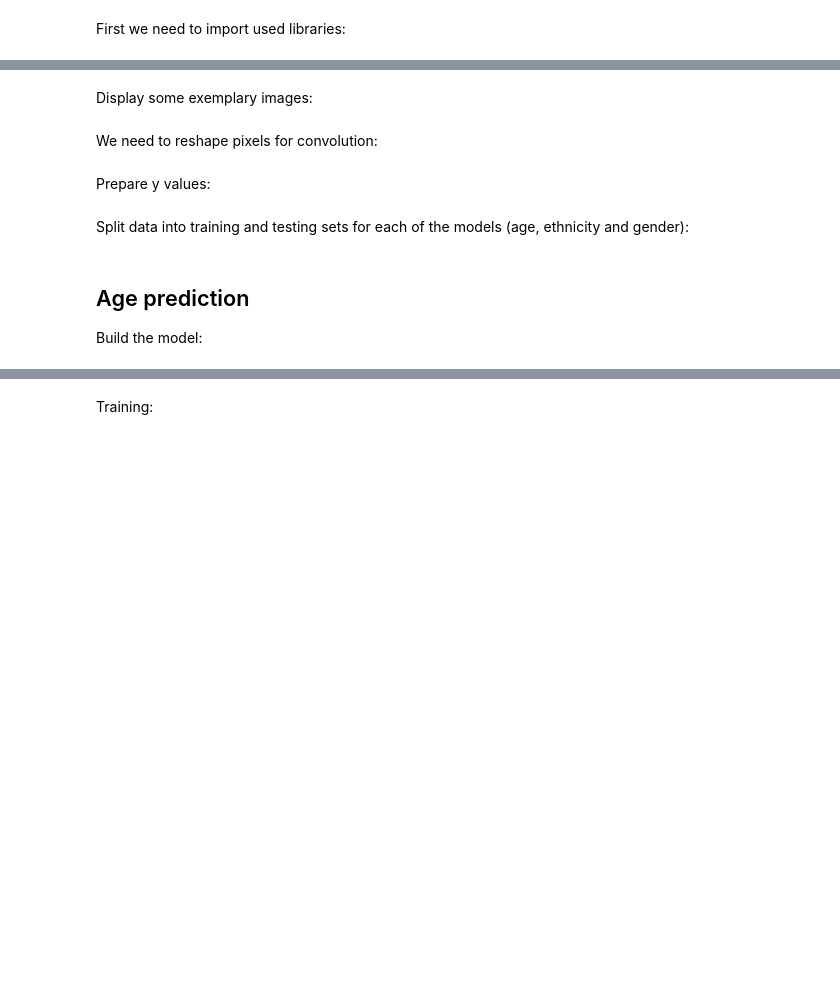
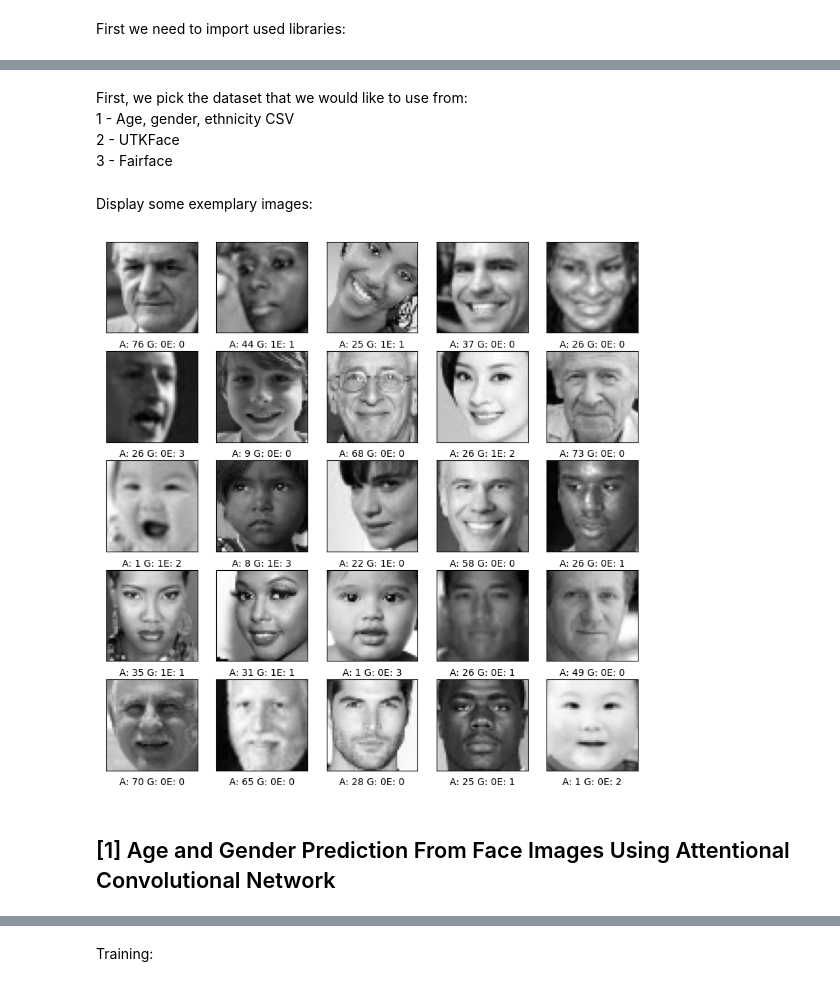
Before and after one commit to POskar/AgeGenderRecognition, a Jupyter notebook: AgeGenderEthnicityCSV.ipynb, the cells around one changed output, grey strips where cells are left out. Cells and saved outputs as stored; diff of their text form; code cells hidden in the pictures; blank space fills up the shorter version.

Commit message:
added prepare_data which handles each dataset input

```diff
--- a/AgeGenderEthnicityCSV.ipynb
+++ b/AgeGenderEthnicityCSV.ipynb
@@ -26,21 +81,29 @@ df.head()
+# %% [markdown]
+First, we pick the dataset that we would like to use from:
+<br>1 - Age, gender, ethnicity CSV
+<br>2 - UTKFace
+<br>3 - Fairface
+# %%
+choice = 1
+# %%
+x, y_age, y_gender, y_ethnicity, img_size = prepare_data(choice = choice)
 # %% [markdown]
 Display some exemplary images:
 # %%
 # size of the whole grid of images
 plt.figure(figsize=(10, 10))
 
 # display first 25 images in a 5x5 grid
 for i in range(0, 25):
     plt.subplot(5, 5, (i % 25) + 1)
     plt.grid(False)
     #disable x and y axis description
     plt.xticks([])
     plt.yticks([])
-    # each image is builds from 48 x 48 pixels
-    plt.imshow(df['pixels'].iloc[i].reshape(48,48), cmap='gray')
-    # could app mapping that if G = 0 then male, = 1 then female and similar with ethnicity
+    plt.imshow(x[i].reshape(img_size, img_size), cmap='gray')
+    # could add mapping that if G = 0 then male, = 1 then female and similar with ethnicity
     # A = age, G = gender, E = ethnicity
-    plt.xlabel("A: "+ str(df['age'].iloc[i])+ " G: " + str(df['gender'].iloc[i])+ " E: " + str(df['ethnicity'].iloc[i]))
+    plt.xlabel("A: "+ str(y_age[i]) + " G: " + str(y_gender[i]) + (" E: " + str(y_ethnicity[i]) if y_ethnicity.size > 0 else ""))
 plt.show()
+# %% [output]
+[figure, added]
-# %% [markdown]
-We need to reshape pixels for convolution:
@@ -51,2 +109,0 @@ x = x.reshape(x.shape[0], 48, 48, 1)
-# %% [markdown]
-Prepare y values:
@@ -57,2 +109,0 @@ y_gender = np.array(df['gender'])
-# %% [markdown]
-Split data into training and testing sets for each of the models (age, ethnicity and gender):
@@ -64,3 +109,0 @@ x_train_gender, x_test_gender, y_train_gender, y_test_gender = train_test_split(
-# %% [markdown]
-## Age prediction
-Build the model:
@@ -87,0 +110,2 @@ age_model.compile(optimizer = 'adam', loss = 'mse', metrics = ['accuracy'])
+# %% [markdown]
+## [1] Age and Gender Prediction From Face Images Using Attentional Convolutional Network
```
Also changed, not shown: parts of 21 cells of this notebook, 4 other files.
